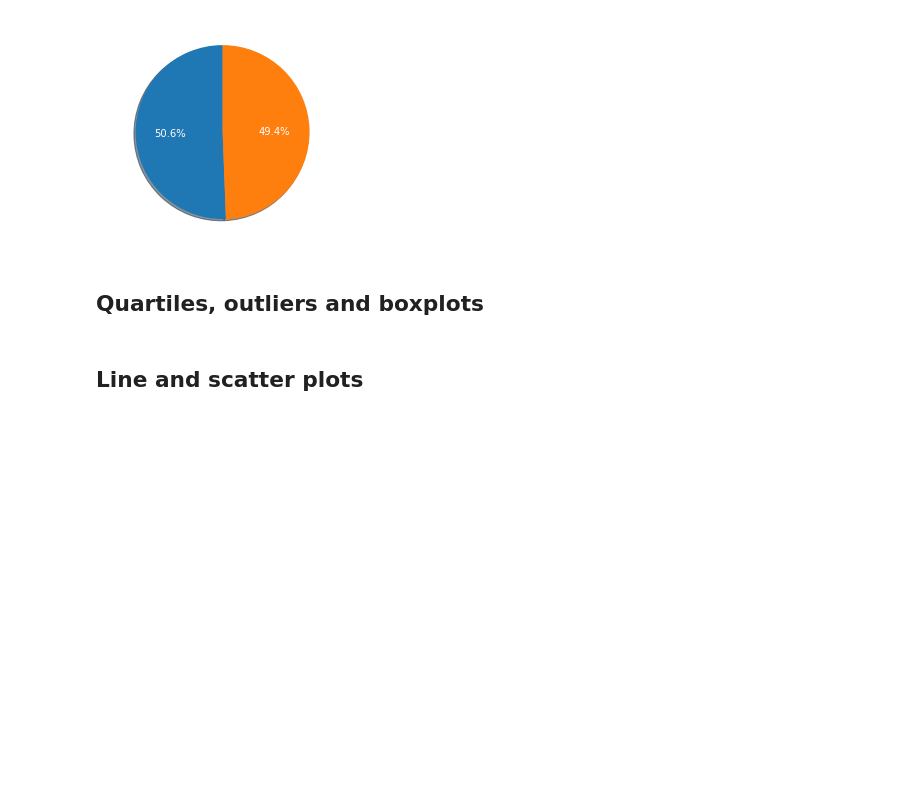
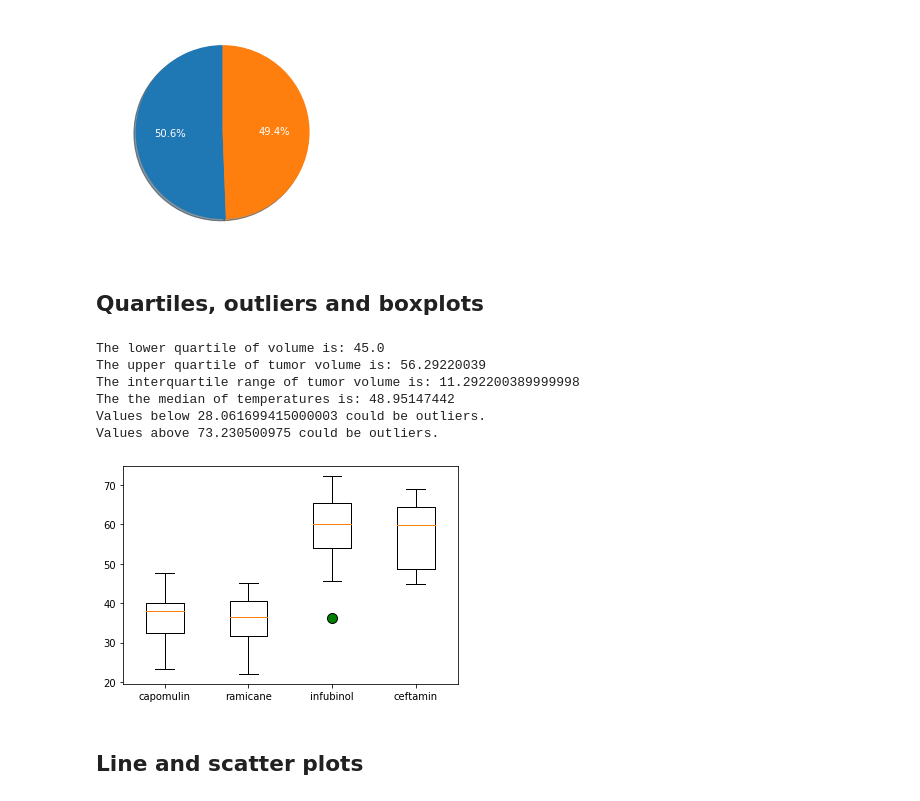
Before and after one commit to Erica2424/Matplotlib-Challenge, a Jupyter notebook: pymaceuticals_starter.ipynb, the cells around one changed output. Cells and saved outputs as stored; diff of their text form; code cells hidden in the pictures; blank space fills up the shorter version.

```diff
--- a/pymaceuticals_starter.ipynb
+++ b/pymaceuticals_starter.ipynb
@@ -188,3 +182,55 @@ promising_treatments=['Capomulin', 'Ramicane', 'Infubinol','Ceftamin']
+# %%
+# Calculate the final tumor volume of each mouse across four of the most promising treatment regimens.
+
+promising_treatments=['Capomulin', 'Ramicane', 'Infubinol','Ceftamin']
+
+
+
+#Calculate the IQR and quantitatively determine if there are any potential outliers.
+quartiles = final_study_results["Tumor Volume (mm3)"].quantile([.25,.5,.75])
+lowerq = quartiles[0.25]
+upperq = quartiles[0.75]
+iqr = upperq-lowerq
+
+print(f"The lower quartile of volume is: {lowerq}")
+print(f"The upper quartile of tumor volume is: {upperq}")
+print(f"The interquartile range of tumor volume is: {iqr}")
+print(f"The the median of temperatures is: {quartiles[0.5]} ")
+
+lower_bound = lowerq - (1.5*iqr)
+upper_bound = upperq + (1.5*iqr)
+print(f"Values below {lower_bound} could be outliers.")
+print(f"Values above {upper_bound} could be outliers.")
+# %% [output]
+The lower quartile of volume is: 45.0
+The upper quartile of tumor volume is: 56.29220039
+The interquartile range of tumor volume is: 11.292200389999998
+The the median of temperatures is: 48.95147442
+Values below 28.061699415000003 could be outliers.
+Values above 73.230500975 could be outliers.
+# %%
+# # Generate a box plot of the final tumor volume of each mouse across four regimens of interest
+
+highest_values = final_study_results.groupby(["Mouse ID"]).max()
+highest_values = highest_values.reset_index()
+highest_values
+
+merge = highest_values[["Mouse ID", "Timepoint"]].merge(final_study_results,on=["Mouse ID", "Timepoint"],how="left")
+merge
+capomulin = merge.loc[merge["Drug Regimen"]=="Capomulin"]["Tumor Volume (mm3)"]
+capomulin
+ramicane = merge.loc[merge["Drug Regimen"]=="Ramicane"]["Tumor Volume (mm3)"]
+ramicane
+infubinol = merge.loc[merge["Drug Regimen"]=="Infubinol"]["Tumor Volume (mm3)"]
+infubinol
+ceftamin = merge.loc[merge["Drug Regimen"]=="Ceftamin"]["Tumor Volume (mm3)"]
+ceftamin
+
+marker = dict(markerfacecolor="green",markersize= 10)
+plt.boxplot([capomulin,ramicane,infubinol,ceftamin],labels=["capomulin","ramicane","infubinol","ceftamin"],flierprops=marker)
+plt.show()
+# %% [output]
+[figure, added]
 # %% [markdown]
 ## Line and scatter plots
 # %%
```
Also changed, not shown: parts of 6 cells of this notebook.
